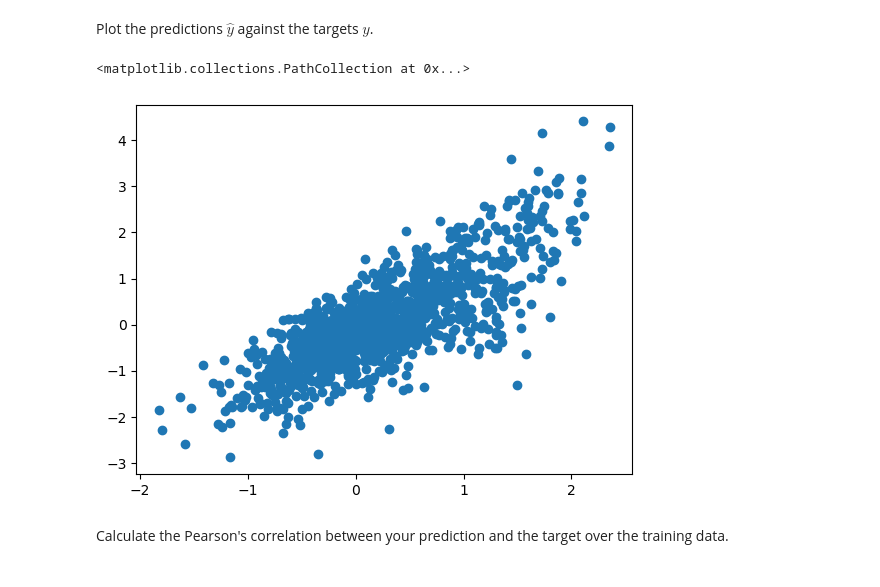
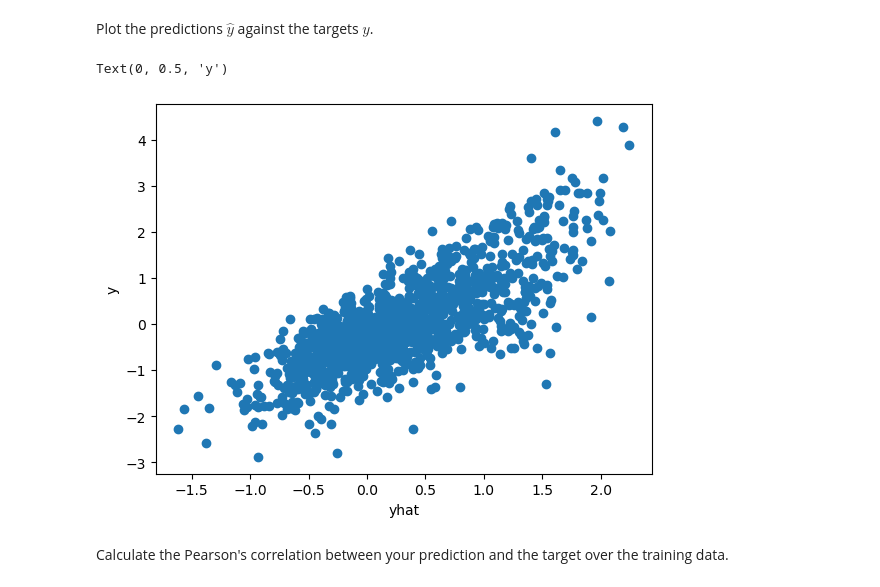
Before and after one commit to QuentinRauschenbach/Deep_Learning, a Jupyter notebook: excersise/Kopie_von_04_Convolutional_Networks.ipynb, the cells around one changed output. Cells and saved outputs as stored; diff of their text form; code cells hidden in the pictures.

```diff
--- a/excersise/Kopie_von_04_Convolutional_Networks.ipynb
+++ b/excersise/Kopie_von_04_Convolutional_Networks.ipynb
@@ -21,4 +25,4 @@ B = 5
 C = 1
 H = 5
 
-data = torch.ones((B,C,H)) #rand
+data = torch.rand((B,C,H))
@@ -470,9 +456,12 @@ plt.plot(Loss)
 # %% [markdown]
 Plot the predictions $\hat y$ against the targets $y$.
 # %%
-plt.scatter(conv(x_norm1).detach().numpy(),y_norm1.detach().numpy())
+yhat = conv(x_norm1).detach().numpy()
+plt.scatter(yhat,y_norm1.detach().numpy())
+plt.xlabel("yhat")
+plt.ylabel("y")
 # %% [output]
-<matplotlib.collections.PathCollection at 0x...>
+Text(0, 0.5, 'y')
-[figure, old version]
+[figure, new version]
 # %% [markdown]
 Calculate the Pearson's correlation between your prediction and the target over the training data.
```
Also changed, not shown: parts of 51 cells of this notebook.
